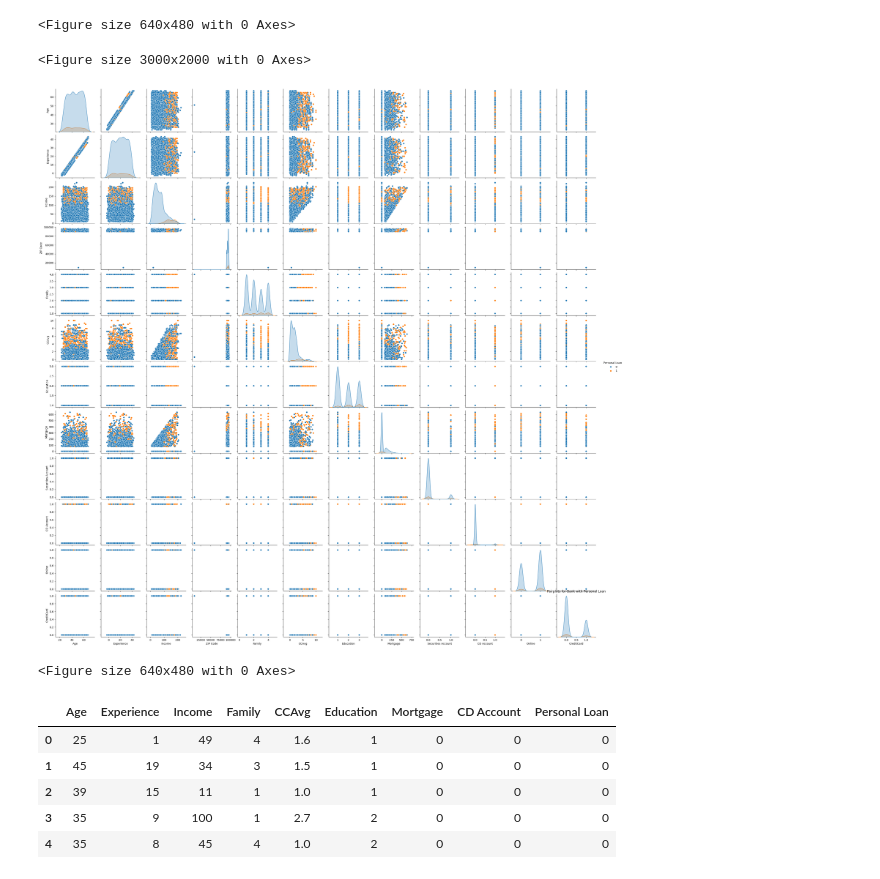
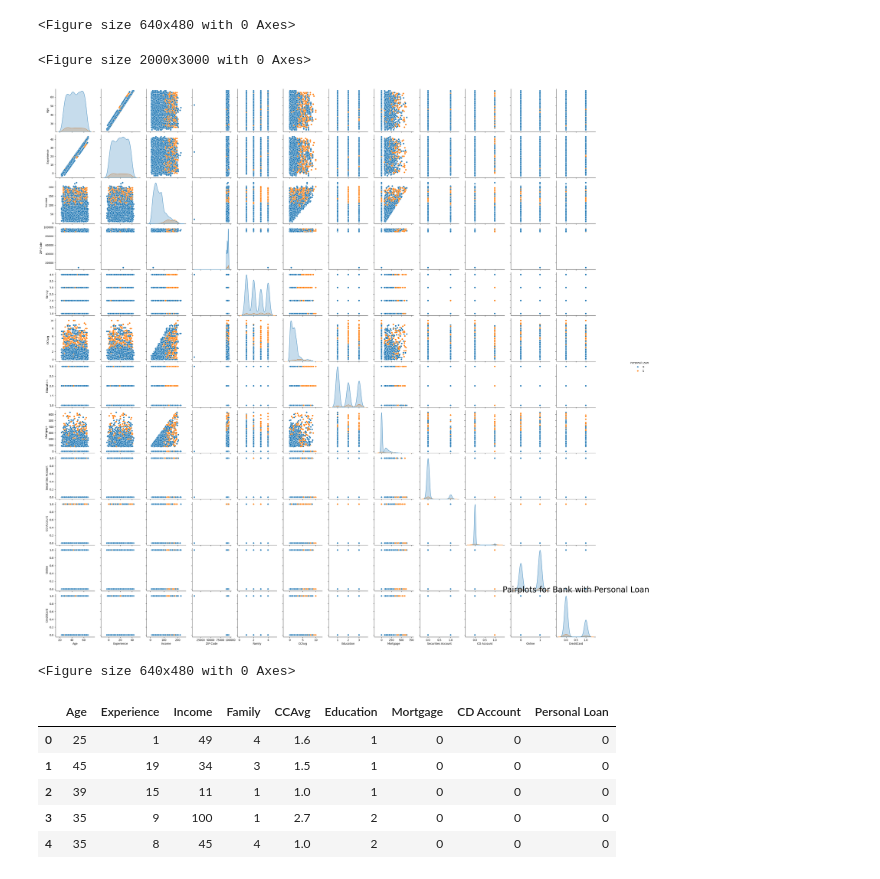
Before and after one commit to AshwinAshok3/Personal-Loan, a Jupyter notebook: Capstone_Project___Thera_Bank_Personal_Loan_Campain___Jupyter_Notebook_(1).ipynb, the cells around one changed output. Cells and saved outputs as stored; diff of their text form; code cells hidden in the pictures.

```diff
--- a/Capstone_Project___Thera_Bank_Personal_Loan_Campain___Jupyter_Notebook_(1).ipynb
+++ b/Capstone_Project___Thera_Bank_Personal_Loan_Campain___Jupyter_Notebook_(1).ipynb
@@ -228,16 +239,16 @@ plt.savefig('banks/Correlation_Heatmap.png')
 # %%
 # Plot a pairplot for the attributes. Use "Personal Loan" as hue.
 
-plt.figure(figsize=(30,20))
+plt.figure(figsize=(20,30))
 sns.pairplot(bank_df, hue='Personal Loan',kind = 'scatter')
-plt.title('Pairplots for Bank with Personal Loan')
+plt.title('Pairplots for Bank with Personal Loan',fontsize=30)
 plt.show()
 
 
 plt.savefig('banks/Pairplots.png')
 # %% [output]
-<Figure size 3000x2000 with 0 Axes>
+<Figure size 2000x3000 with 0 Axes>
-[figure, old version]
+[figure, new version]
 <Figure size 640x480 with 0 Axes>
 # %%
 # From the above visualization identify the attributes that are correlated and drop the unnecessary attribute(column)
```
Also changed, not shown: parts of 25 cells of this notebook.
